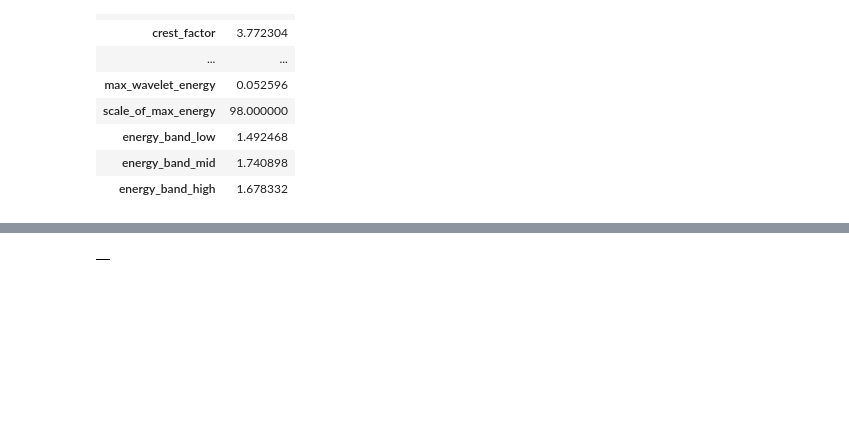
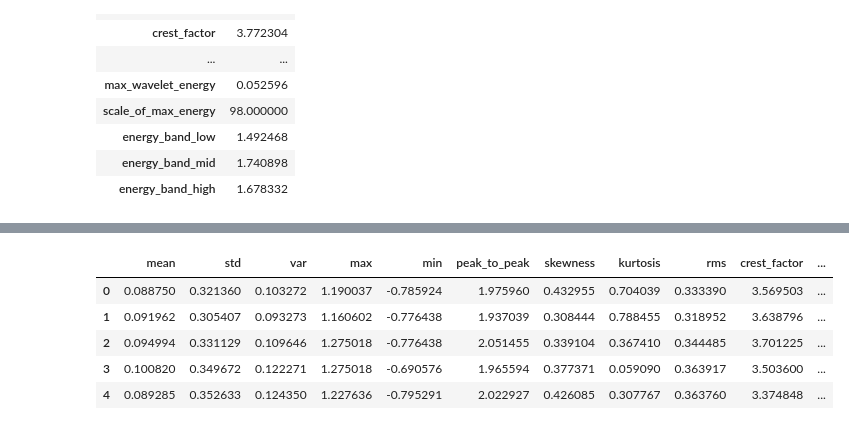
Before and after one commit to aezyus/gallifrey, a Jupyter notebook: ml/data/Analysis.ipynb, the cells around one changed output, grey strips where cells are left out. Saved outputs shown, nothing was run; the diff lists cells and outputs as text; code cells hidden in the pictures; blank space fills up the shorter version.

Commit message:
fix: Adjust feature extraction window and step sizes to correctly generate features.

```diff
--- a/ml/data/Analysis.ipynb
+++ b/ml/data/Analysis.ipynb
@@ -499,11 +499,10 @@ def extract_features_dataset(full_signal, window_size=1024, step_size=512, fs=10
 
     return pd.DataFrame(all_features)
 
-# Extract features using ALL available valid data
-# dropna() is already applied on accel_x, so len(accel_x) is the true usable length
+# Extract features using available valid data
 print(f"Extracting features from {len(accel_x)} total samples...")
 
-features_df = extract_features_dataset(accel_x, window_size=1024, step_size=1024)
+features_df = extract_features_dataset(accel_x, window_size=256, step_size=128)
 display(features_df.head())
 # %% [output]
 Extracting features from 980 total samples...
@@ -511 +509,6 @@ Warning: Signal length (980) is smaller than window_size (1024).
-|  |
+|  | mean | std | var | max | min | peak_to_peak | skewness | kurtosis | rms | crest_factor | ... |
+| 0 | 0.088750 | 0.321360 | 0.103272 | 1.190037 | -0.785924 | 1.975960 | 0.432955 | 0.704039 | 0.333390 | 3.569503 | ... |
+| 1 | 0.091962 | 0.305407 | 0.093273 | 1.160602 | -0.776438 | 1.937039 | 0.308444 | 0.788455 | 0.318952 | 3.638796 | ... |
+| 2 | 0.094994 | 0.331129 | 0.109646 | 1.275018 | -0.776438 | 2.051455 | 0.339104 | 0.367410 | 0.344485 | 3.701225 | ... |
+| 3 | 0.100820 | 0.349672 | 0.122271 | 1.275018 | -0.690576 | 1.965594 | 0.377371 | 0.059090 | 0.363917 | 3.503600 | ... |
+| 4 | 0.089285 | 0.352633 | 0.124350 | 1.227636 | -0.795291 | 2.022927 | 0.426085 | 0.307767 | 0.363760 | 3.374848 | ... |
```
Also changed, not shown: parts of 1 cell of this notebook.
